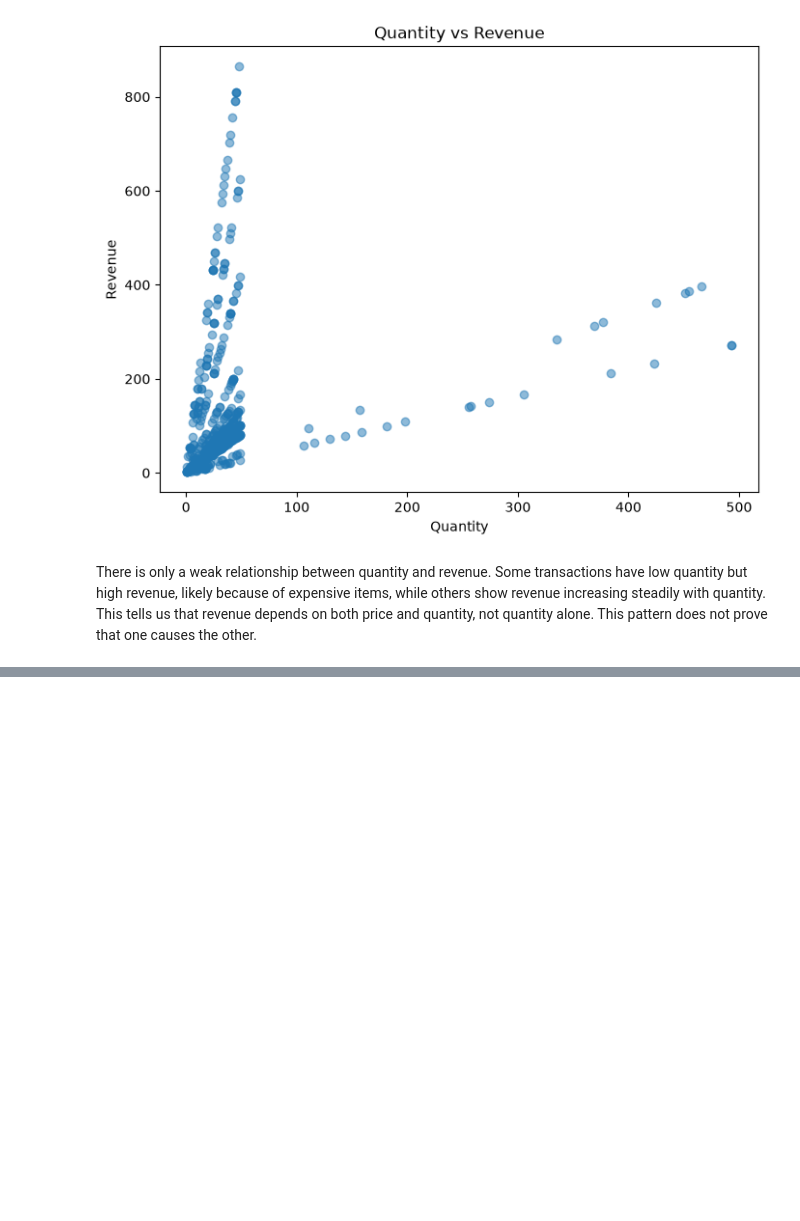
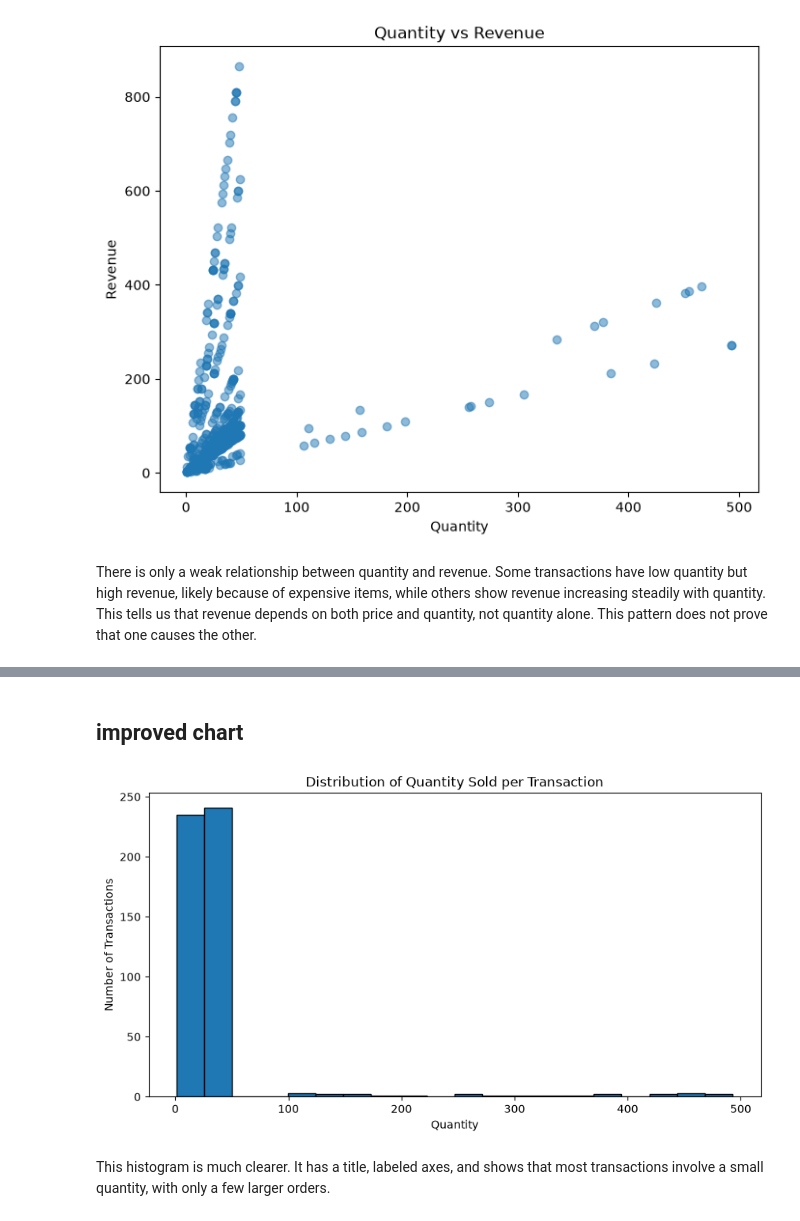
Before and after one commit to Emmanuel-Twumasi-Kwame-Yeboah/retail-sales-analysis, a Jupyter notebook: notebooks/05_visualization.ipynb, the cells around one changed output, grey strips where cells are left out. Drawn from its saved outputs; the diff is of its cells as text; code cells hidden in the pictures; blank space fills up the shorter version.

```diff
--- a/notebooks/05_visualization.ipynb
+++ b/notebooks/05_visualization.ipynb
@@ -170,0 +184,13 @@ There is only a weak relationship between quantity and revenue. Some transaction
+# %% [markdown]
+## improved chart
+# %%
+plt.figure(figsize=(10, 5))
+plt.hist(df["Quantity"], bins=20, edgecolor="black")
+plt.title("Distribution of Quantity Sold per Transaction")
+plt.xlabel("Quantity")
+plt.ylabel("Number of Transactions")
+plt.show()
+# %% [output]
+[figure, added]
+# %% [markdown]
+This histogram is much clearer. It has a title, labeled axes, and shows that most transactions involve a small quantity, with only a few larger orders.
```
Also changed, not shown: parts of 3 cells of this notebook.
